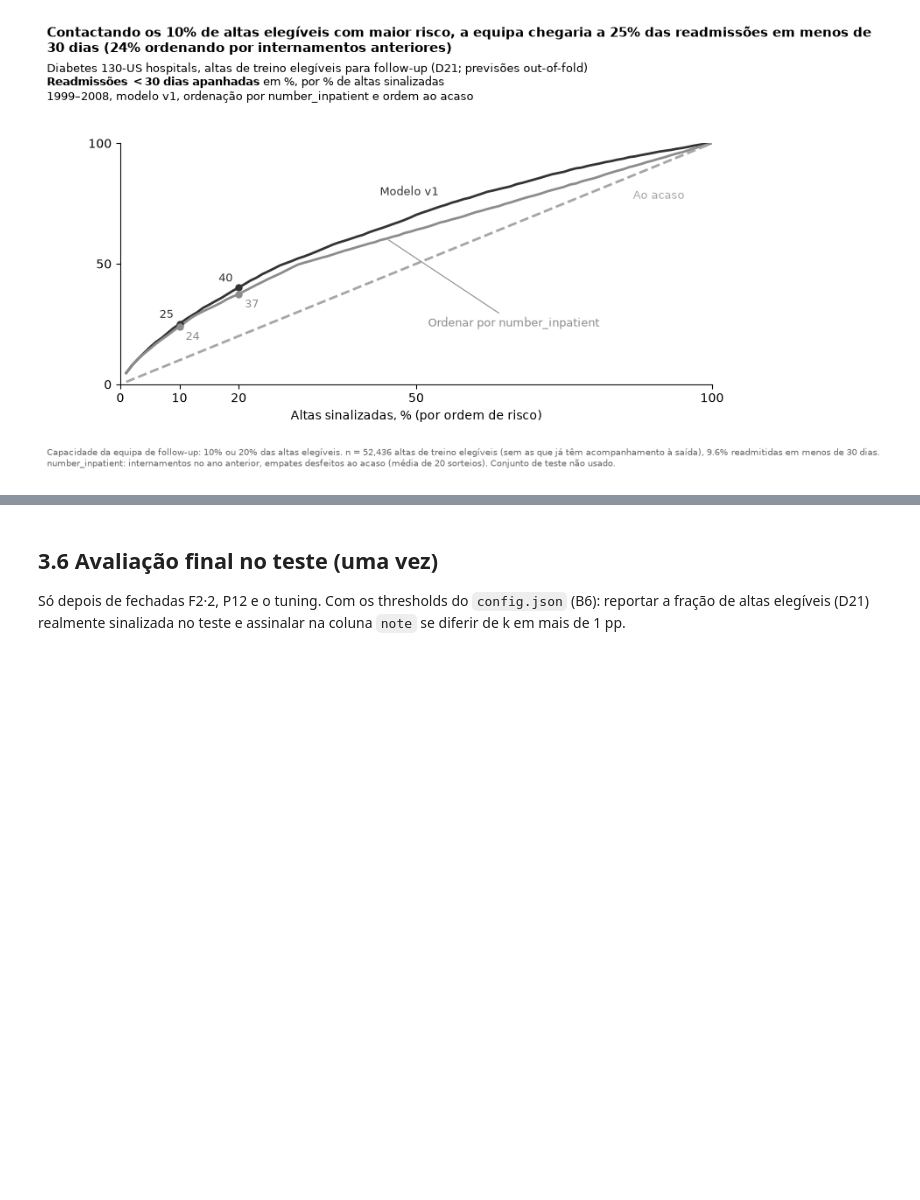
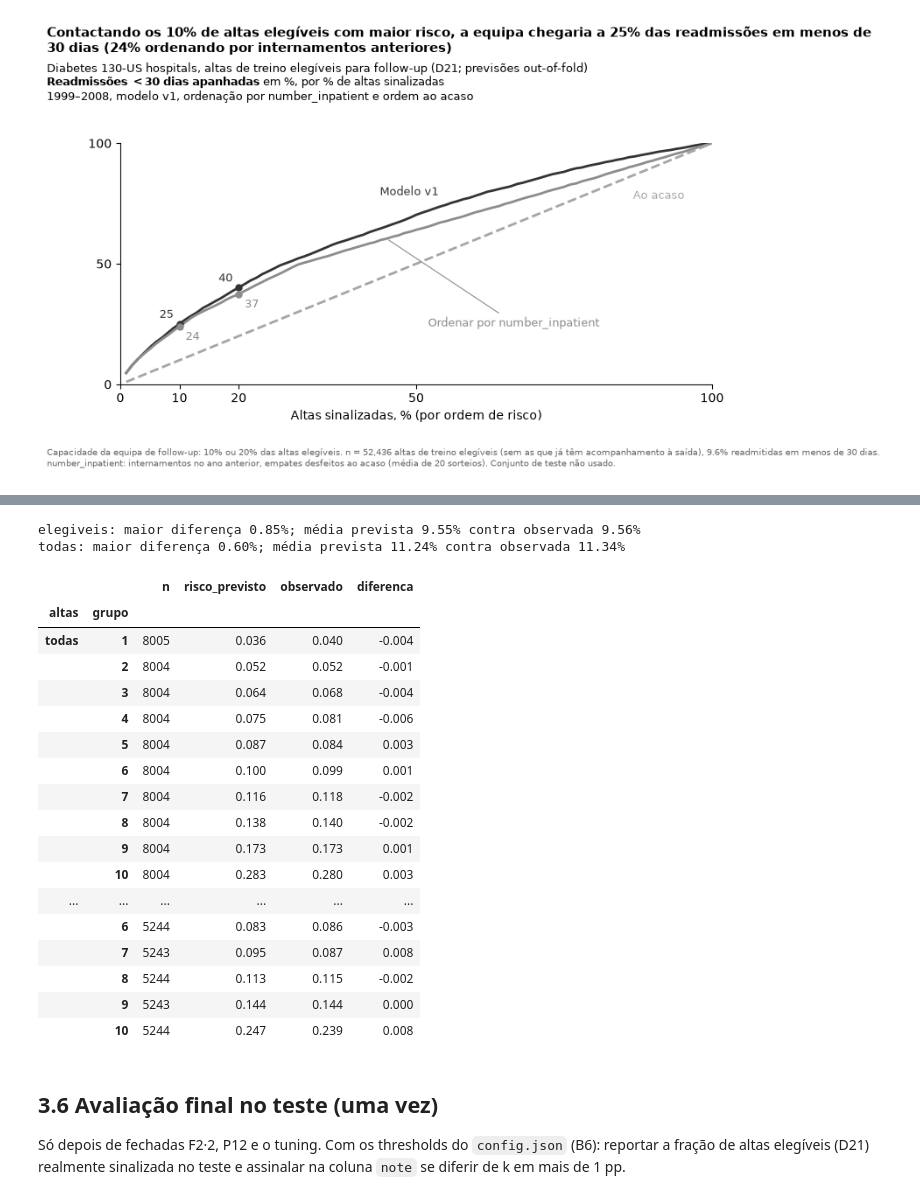
Before and after one commit to EDSB26G11/Bootcamp_Projetos, a Jupyter notebook: notebooks/04_tuning_selection.ipynb, the cells around one changed output, grey strips where cells are left out. Drawn from its saved outputs; the diff is of its cells as text; code cells hidden in the pictures; blank space fills up the shorter version.

```diff
--- a/notebooks/04_tuning_selection.ipynb
+++ b/notebooks/04_tuning_selection.ipynb
@@ -98,0 +106,23 @@ Elegíveis: 52,436 de 80,041 altas de treino (65.5%), 9.6% readmitidas. Sem D21,
+# %%
+from dataclasses import replace as dc_replace
+
+from src.models.evaluate import score_metrics
+
+data_e = dc_replace(data, X_train=X_e, y_train=data.y_train[elig], groups_train=data.groups_train[elig],
+                    folds_train=data.folds_train[elig])
+folds_e = run_cv("hgb treino só elegíveis (D21)", candidate_models()["hist_gradient_boosting"], data_e,
+                 notes="D21: treino e validação só nas altas elegíveis; métricas não comparáveis às linhas com todas as altas")
+
+# v1 (treinado com todas as altas): as mesmas validações, só nas elegíveis
+fold_e = data.folds_train.to_numpy()[elig]
+v1_e = pd.DataFrame([score_metrics(y_e[fold_e == f], oof_e[fold_e == f]) for f in sorted(set(fold_e))])
+cols = ["pr_auc", "recall_at_10", "recall_at_20", "precision_at_10", "brier"]
+delta = folds_e[cols].reset_index(drop=True) - v1_e[cols]
+exp = pd.DataFrame({"v1_treino_todas": v1_e[cols].mean(), "v1_desvio": v1_e[cols].std(),
+                    "treino_elegiveis": folds_e[cols].mean().to_numpy(), "delta_medio": delta.mean(),
+                    "delta_std": delta.std(), "folds_melhor": (delta > 0).sum()})
+exp.loc["brier", "folds_melhor"] = (delta["brier"] < 0).sum()  # no Brier, menor é melhor
+exp["ganha_pelo_criterio"] = [(d < -s) if m == "brier" else (d > s)
+                              for m, d, s in zip(exp.index, exp["delta_medio"], exp["v1_desvio"])]
+exp.to_csv(ROOT / "reports" / "d21_train_eligible.csv")
+exp.round(4)
@@ -246,3 +293,35 @@ plt.show()
+# %%
+from src.models.evaluate import calibration_table
+
+calib = pd.concat({"todas": calibration_table(data.y_train, scores),
+                   "elegiveis": calibration_table(y_e, oof_e)}, names=["altas"])
+calib.to_csv(ROOT / "reports" / "calibration_v1.csv")
+for name, t in calib.groupby(level="altas"):
+    print(f"{name}: maior diferença {t['diferenca'].abs().max():.2%}; "
+          f"média prevista {(t['risco_previsto'] * t['n']).sum() / t['n'].sum():.2%} "
+          f"contra observada {(t['observado'] * t['n']).sum() / t['n'].sum():.2%}")
+calib.round(3)
+# %% [output]
+elegiveis: maior diferença 0.85%; média prevista 9.55% contra observada 9.56%
+todas: maior diferença 0.60%; média prevista 11.24% contra observada 11.34%
+|  |  | n | risco_previsto | observado | diferenca |
+| altas | grupo |  |  |  |  |
+| todas | 1 | 8005 | 0.036 | 0.040 | -0.004 |
+|  | 2 | 8004 | 0.052 | 0.052 | -0.001 |
+|  | 3 | 8004 | 0.064 | 0.068 | -0.004 |
+|  | 4 | 8004 | 0.075 | 0.081 | -0.006 |
+|  | 5 | 8004 | 0.087 | 0.084 | 0.003 |
+|  | 6 | 8004 | 0.100 | 0.099 | 0.001 |
+|  | 7 | 8004 | 0.116 | 0.118 | -0.002 |
+|  | 8 | 8004 | 0.138 | 0.140 | -0.002 |
+|  | 9 | 8004 | 0.173 | 0.173 | 0.001 |
+|  | 10 | 8004 | 0.283 | 0.280 | 0.003 |
+| ... | ... | ... | ... | ... | ... |
+|  | 6 | 5244 | 0.083 | 0.086 | -0.003 |
+|  | 7 | 5243 | 0.095 | 0.087 | 0.008 |
+|  | 8 | 5244 | 0.113 | 0.115 | -0.002 |
+|  | 9 | 5243 | 0.144 | 0.144 | 0.000 |
+|  | 10 | 5244 | 0.247 | 0.239 | 0.008 |
 # %% [markdown]
 ## 3.6 Avaliação final no teste (uma vez)
 
```
Also changed, not shown: parts of 4 cells of this notebook, 14 other files.
